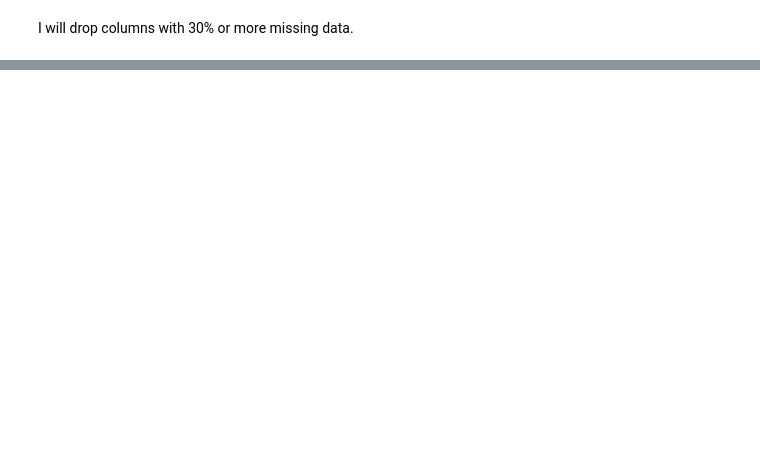
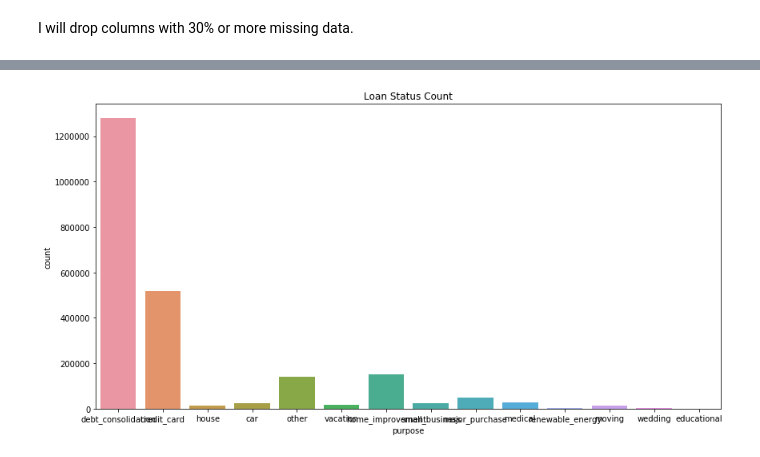
Before and after one commit to andrewhnberry/Identifying-bad-debt, a Jupyter notebook: Part 1 - Exploratory Data Analysis.ipynb, the cells around one changed output, grey strips where cells are left out. Saved outputs shown, nothing was run; the diff lists cells and outputs as text; code cells hidden in the pictures; blank space fills up the shorter version.

```diff
--- a/Part 1 - Exploratory Data Analysis.ipynb
+++ b/Part 1 - Exploratory Data Analysis.ipynb
@@ -181,0 +249,8 @@ df.shape
+# %%
+#Let's look at the purpose of these loans
+plt.figure(figsize = (14,7))
+sns.countplot(x = df.purpose, data = df)
+plt.title("Loan Status Count")
+plt.show()
+# %% [output]
+[figure, added]
```
Also changed, not shown: parts of 12 cells of this notebook.
